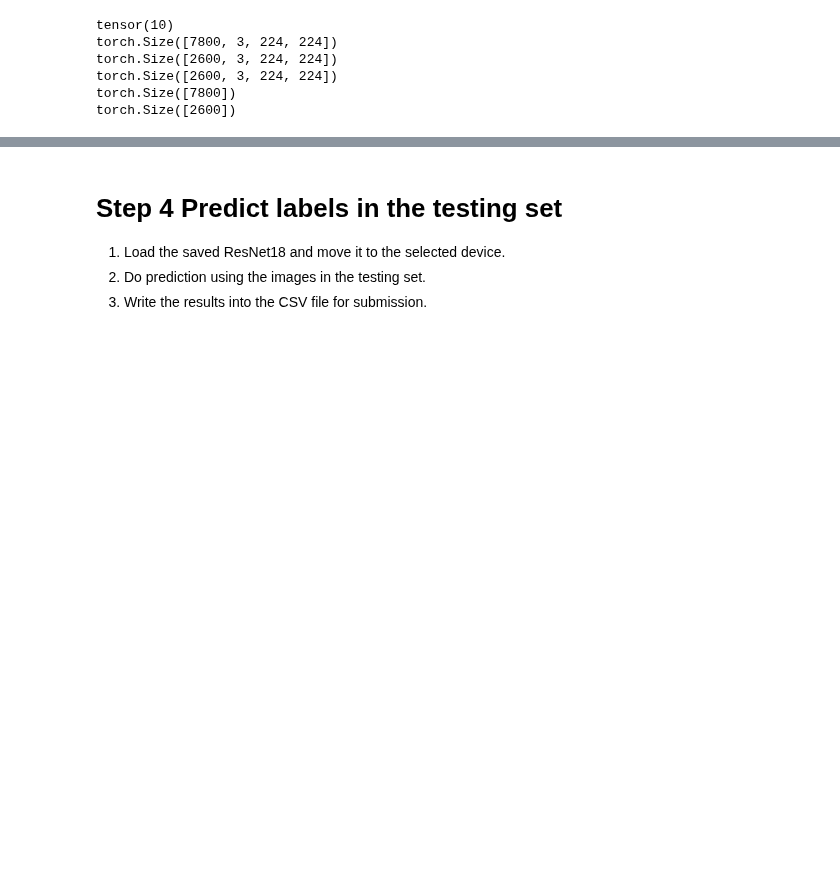
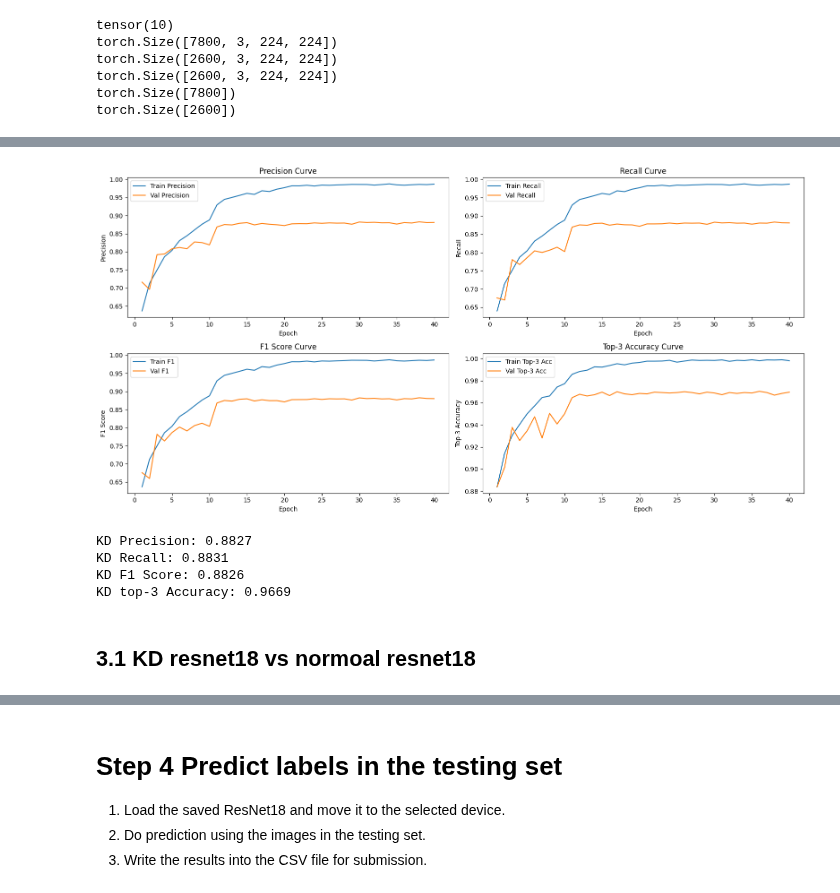
Before and after one commit to wyan170/Phase2_project, a Jupyter notebook: data-science/3. Deep Learning Project/src/part3.ipynb, the cells around one changed output, grey strips where cells are left out. Drawn from its saved outputs; the diff is of its cells as text; code cells hidden in the pictures; blank space fills up the shorter version.

```diff
--- a/data-science/3. Deep Learning Project/src/part3.ipynb
+++ b/data-science/3. Deep Learning Project/src/part3.ipynb
@@ -299,0 +596,20 @@ train_accs_resnet18, train_losses_resnet18, val_accs_resnet18, val_losses_resnet
+# %%
+# 23. Utility: Plot training and validation loss curves
+def plot_loss_curves(train_losses, val_losses, title):
+    plt.figure(figsize=(8, 5))
+    plt.plot(train_losses, label='Train Loss')
+    plt.plot(val_losses, label='Val Loss')
+    plt.xlabel('Epoch')
+    plt.ylabel('Loss')
+    plt.title(title)
+    plt.legend()
+    plt.grid(True)
+    plt.show()
+# %% [output]
+[figure, added]
+KD Precision: 0.8827
+KD Recall: 0.8831
+KD F1 Score: 0.8826
+KD top-3 Accuracy: 0.9669
+# %% [markdown]
+## 3.1 KD resnet18 vs normoal resnet18
```
Also changed, not shown: parts of 28 cells of this notebook.
